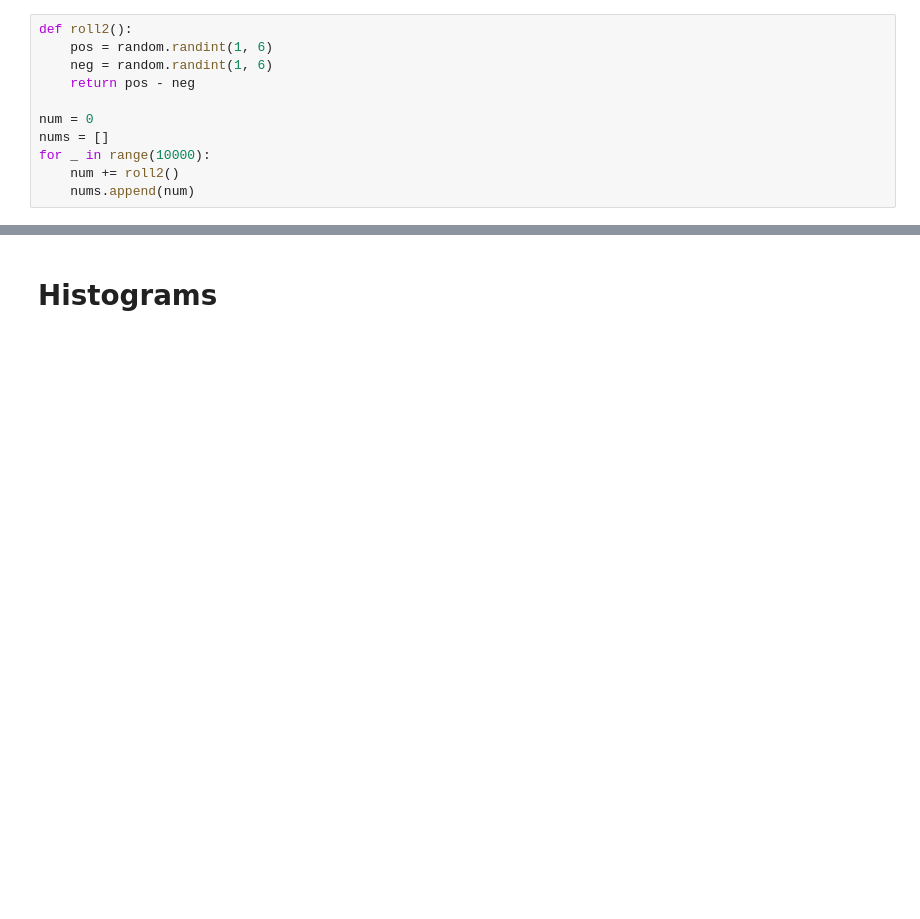
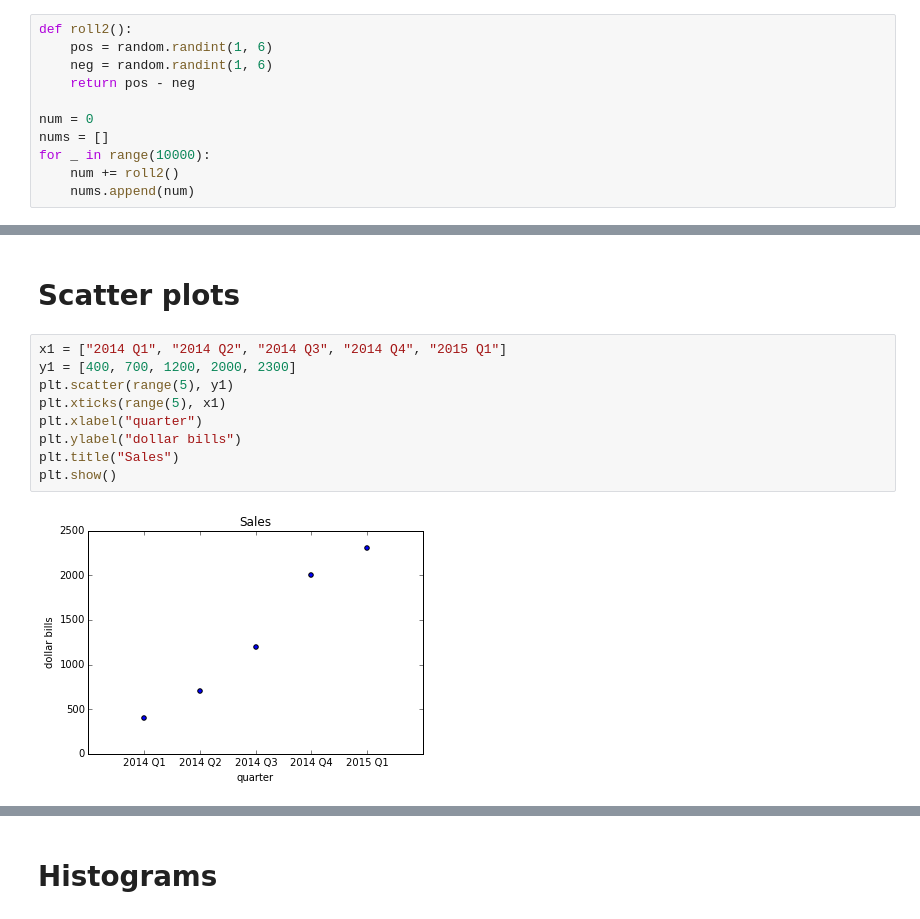
Before and after one commit to tiyd-python-2015-05/curriculum, a Jupyter notebook: basics/week3/03 - Plotting.ipynb, the cells around one changed output, grey strips where cells are left out. Cells and saved outputs as stored; diff of their text form; blank space fills up the shorter version.

```diff
--- a/basics/week3/03 - Plotting.ipynb
+++ b/basics/week3/03 - Plotting.ipynb
@@ -61,0 +62,13 @@ plt.show()
+# %% [markdown]
+# Scatter plots
+# %%
+x1 = ["2014 Q1", "2014 Q2", "2014 Q3", "2014 Q4", "2015 Q1"]
+y1 = [400, 700, 1200, 2000, 2300]
+plt.scatter(range(5), y1)
+plt.xticks(range(5), x1)
+plt.xlabel("quarter")
+plt.ylabel("dollar bills")
+plt.title("Sales")
+plt.show()
+# %% [output]
+[figure, added]
```
Also changed, not shown: parts of 10 cells of this notebook, 3 other files.
